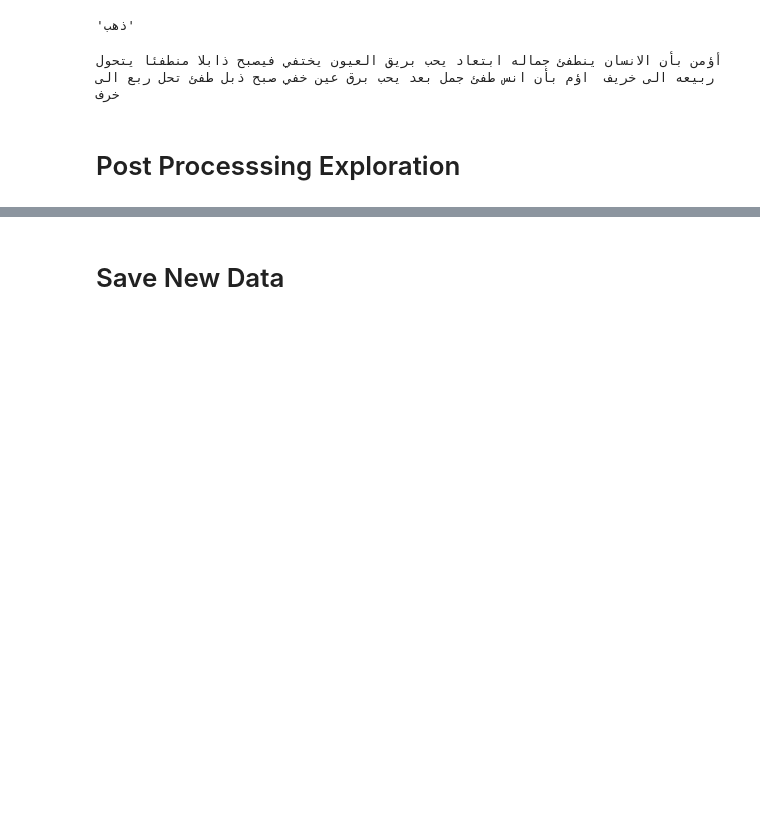
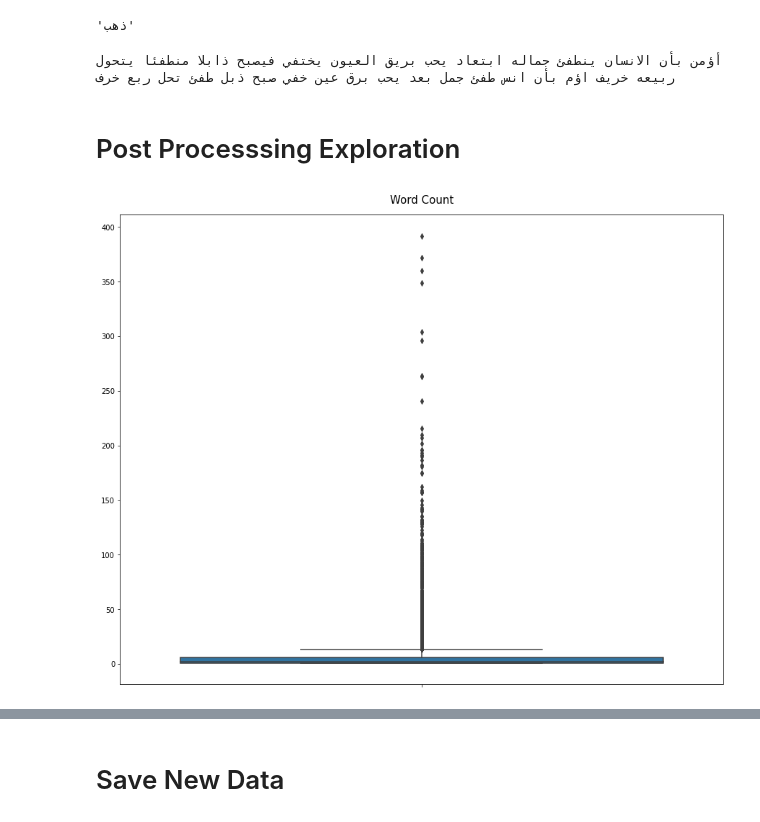
Before and after one commit to HishamKhalil1990/nlp-course-notebooks, a Jupyter notebook: Text-Preprocessing.ipynb, the cells around one changed output, grey strips where cells are left out. Saved outputs shown, nothing was run; the diff lists cells and outputs as text; code cells hidden in the pictures; blank space fills up the shorter version.

```diff
--- a/Text-Preprocessing.ipynb
+++ b/Text-Preprocessing.ipynb
@@ -355,15 +355,20 @@ def remove_english_characters(text: str) -> str:
     return english_chars_re.sub(repl="", string=text)
 # %% [markdown]
 ## Remove Most and Least Common Words
+# %%
+stop_words_pruned = [remove_stop_words(tweet) for tweet in data["Tweet"]]
+
+pruned_all_words = [word for tweet in stop_words_pruned for word in tweet.split(" ")]
+
+pruned_vocab = Counter(pruned_all_words)
 # %%
 ## TODO: define a list of least occurent words
 rare_words = []
-common_words = []
+common_words = [word for word, count in pruned_vocab.items() if count > 100]
 
 def remove_rare_words(text: str) -> str:
-    # TODO: Implement
-    return text
+    return " ".join([word for word in text.split(" ") if word not in rare_words])
 
 def remove_common_words(text: str) -> str:
     # TODO: Implement
-    return text
+    return " ".join([word for word in text.split(" ") if word not in common_words])
@@ -386,6 +393,8 @@ def clean_all(text: str) -> str:
     text = remove_common_words(text)
     text = remove_rare_words(text)
     text = remove_multiple_whitespace(text)
+    ## To remove trailing and leading whitespaces
+    text = text.strip()
     return text
 # %%
 data["clean_text"] = data["Tweet"].apply(clean_all)
@@ -408,4 +417,4 @@ for sample in data["clean_text"]:
 # %%
 print(data["clean_text"][0], stemmed_data[0])
 # %% [output]
-أؤمن بأن الانسان ينطفئ جماله ابتعاد يحب بريق العيون يختفي فيصبح ذابلا منطفئا يتحول ربيعه الى خريف  اؤم بأن انس طفئ جمل بعد يحب برق عين خفي صبح ذبل طفئ تحل ربع الى خرف
+أؤمن بأن الانسان ينطفئ جماله ابتعاد يحب بريق العيون يختفي فيصبح ذابلا منطفئا يتحول ربيعه خريف اؤم بأن انس طفئ جمل بعد يحب برق عين خفي صبح ذبل طفئ تحل ربع خرف
@@ -415,0 +425,16 @@ print(data["clean_text"][0], stemmed_data[0])
+# %%
+# TODO: Plot a box plot of the remaining unique tokens
+all_words = [word for tweet in stemmed_data for word in tweet.split(" ")]
+
+vocab = Counter(all_words)
+
+counts = list(vocab.values())
+# %%
+fig, ax = plt.subplots(figsize=(15, 12))
+
+sns.boxplot(y=counts, ax=ax)
+ax.set_title("Word Count", fontdict=dict(size=15), pad=15)
+
+plt.show()
+# %% [output]
+[figure, added]
```
Also changed, not shown: parts of 8 cells of this notebook.
